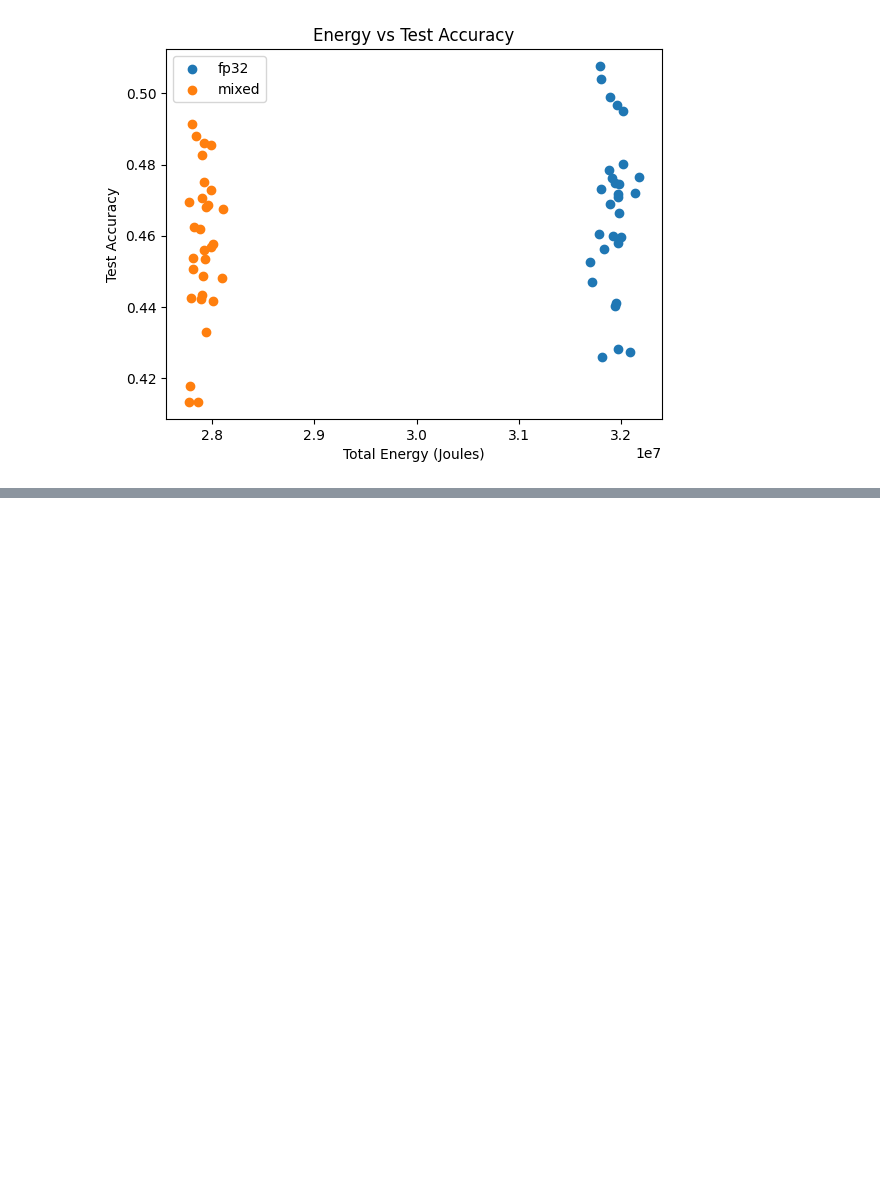
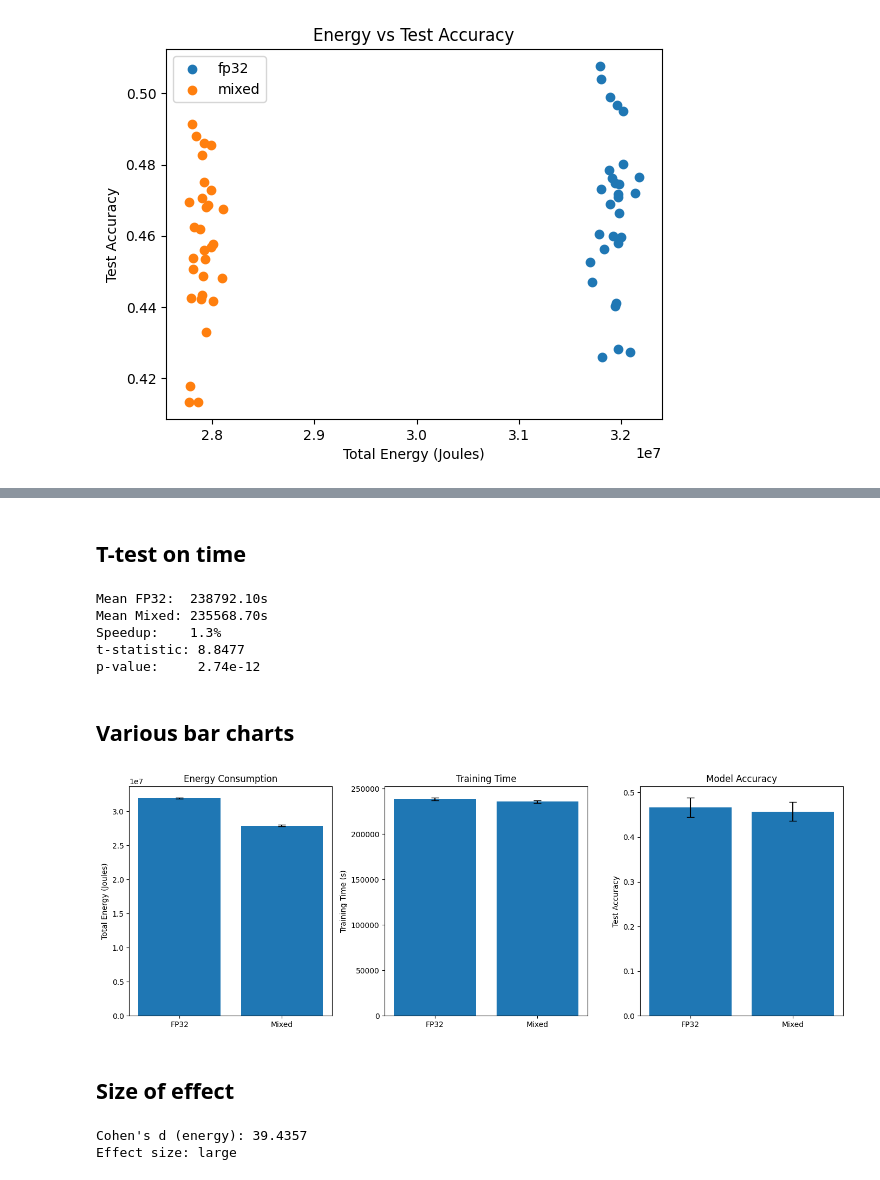
Before and after one commit to avezzuto/sustainableSE_experiment, a Jupyter notebook: plot_resuts.ipynb, the cells around one changed output, grey strips where cells are left out. Cells and saved outputs as stored; diff of their text form; code cells hidden in the pictures; blank space fills up the shorter version.

```diff
--- a/plot_resuts.ipynb
+++ b/plot_resuts.ipynb
@@ -242,0 +299,79 @@ Mixed Precision:
+# %% [markdown]
+## T-test on time
+# %%
+from scipy.stats import ttest_ind
+
+t_stat, p_value = ttest_ind(fp32_time, mixed_time)
+print(f"Mean FP32:  {fp32_time.mean():.2f}s")
+print(f"Mean Mixed: {mixed_time.mean():.2f}s")
+print(f"Speedup:    {(1 - mixed_time.mean() / fp32_time.mean()) * 100:.1f}%")
+print(f"t-statistic: {t_stat:.4f}")
+print(f"p-value:     {p_value:.2e}")
+# %% [output]
+Mean FP32:  238792.10s
+Mean Mixed: 235568.70s
+Speedup:    1.3%
+t-statistic: 8.8477
+p-value:     2.74e-12
+# %% [markdown]
+## Various bar charts
+# %%
+fig, axes = plt.subplots(1, 3, figsize=(14, 5))
+
+fp32 = filtered_energy_totals[filtered_energy_totals["mode"] == "fp32"]
+mixed = filtered_energy_totals[filtered_energy_totals["mode"] == "mixed"]
+
+# Energy
+means = [fp32["total_energy_joules"].mean(), mixed["total_energy_joules"].mean()]
+stds = [fp32["total_energy_joules"].std(), mixed["total_energy_joules"].std()]
+axes[0].bar(["FP32", "Mixed"], means, yerr=stds, capsize=5)
+axes[0].set_ylabel("Total Energy (Joules)")
+axes[0].set_title("Energy Consumption")
+
+# Time
+means = [fp32["total_time_seconds"].mean(), mixed["total_time_seconds"].mean()]
+stds = [fp32["total_time_seconds"].std(), mixed["total_time_seconds"].std()]
+axes[1].bar(["FP32", "Mixed"], means, yerr=stds, capsize=5)
+axes[1].set_ylabel("Training Time (s)")
+axes[1].set_title("Training Time")
+
+# Accuracy
+fp32_merged = merged_filtered[merged_filtered["mode"] == "fp32"]
+mixed_merged = merged_filtered[merged_filtered["mode"] == "mixed"]
+means = [fp32_merged["test_accuracy"].mean(), mixed_merged["test_accuracy"].mean()]
+stds = [fp32_merged["test_accuracy"].std(), mixed_merged["test_accuracy"].std()]
+axes[2].bar(["FP32", "Mixed"], means, yerr=stds, capsize=5)
+axes[2].set_ylabel("Test Accuracy")
+axes[2].set_title("Model Accuracy")
+
+plt.tight_layout()
+plt.show()
+# %% [output]
+[figure, added]
+# %% [markdown]
+## Size of effect
+# %%
+def cohens_d(group1, group2):
+    n1, n2 = len(group1), len(group2)
+    var1, var2 = group1.var(), group2.var()
+    pooled_std = np.sqrt(((n1 - 1) * var1 + (n2 - 1) * var2) / (n1 + n2 - 2))
+    return (group1.mean() - group2.mean()) / pooled_std
+
+
+d = cohens_d(fp32["total_energy_joules"], mixed["total_energy_joules"])
+print(f"Cohen's d (energy): {d:.4f}")
+
+# Interpretation
+if abs(d) < 0.2:
+    label = "negligible"
+elif abs(d) < 0.5:
+    label = "small"
+elif abs(d) < 0.8:
+    label = "medium"
+else:
+    label = "large"
+
+print(f"Effect size: {label}")
+# %% [output]
+Cohen's d (energy): 39.4357
+Effect size: large
```
Also changed, not shown: parts of 7 cells of this notebook, 3 other files.
